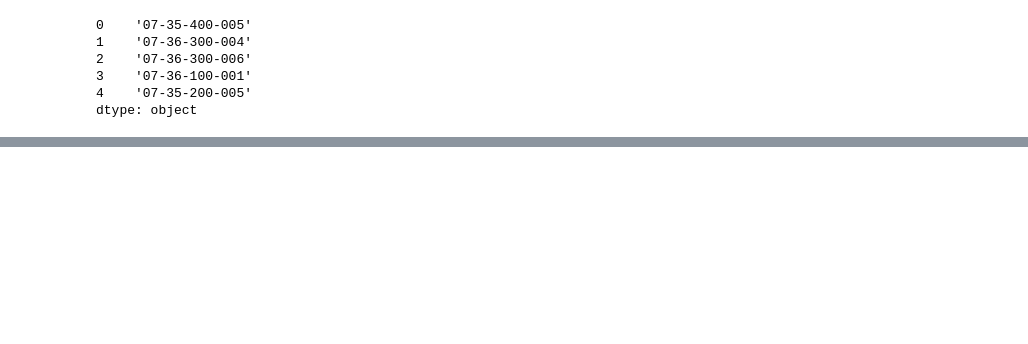
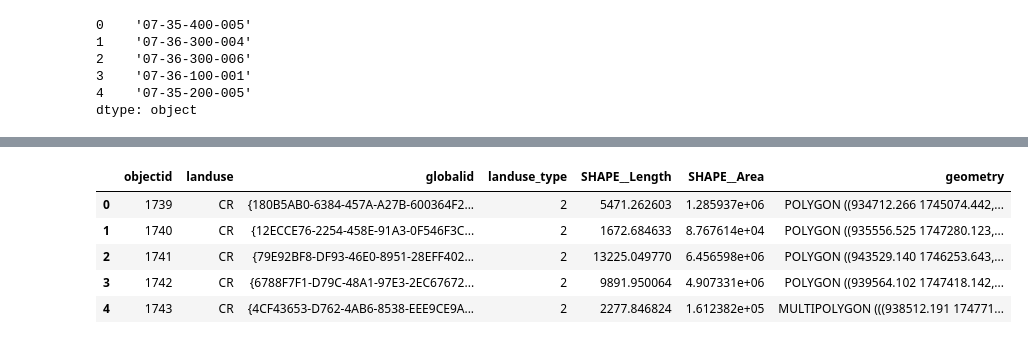
Before and after one commit to kcgis/farm-cards, a Jupyter notebook: farm-cards.ipynb, the cells around one changed output, grey strips where cells are left out. Drawn from its saved outputs; the diff is of its cells as text; code cells hidden in the pictures; blank space fills up the shorter version.

```diff
--- a/farm-cards.ipynb
+++ b/farm-cards.ipynb
@@ -40,0 +84,11 @@ p_df.head()
+# %%
+l_df = gp.read_file(lu.text)
+
+l_df.head()
+# %% [output]
+|  | objectid | landuse | globalid | landuse_type | SHAPE__Length | SHAPE__Area | geometry |
+| 0 | 1739 | CR | {180B5AB0-6384-457A-A27B-600364F2... | 2 | 5471.262603 | 1.285937e+06 | POLYGON ((934712.266 1745074.442,... |
+| 1 | 1740 | CR | {12ECCE76-2254-458E-91A3-0F546F3C... | 2 | 1672.684633 | 8.767614e+04 | POLYGON ((935556.525 1747280.123,... |
+| 2 | 1741 | CR | {79E92BF8-DF93-46E0-8951-28EFF402... | 2 | 13225.049770 | 6.456598e+06 | POLYGON ((943529.140 1746253.643,... |
+| 3 | 1742 | CR | {6788F7F1-D79C-48A1-97E3-2EC67672... | 2 | 9891.950064 | 4.907331e+06 | POLYGON ((939564.102 1747418.142,... |
+| 4 | 1743 | CR | {4CF43653-D762-4AB6-8538-EEE9CE9A... | 2 | 2277.846824 | 1.612382e+05 | MULTIPOLYGON (((938512.191 174771... |
```
Also changed, not shown: parts of 15 cells of this notebook.
